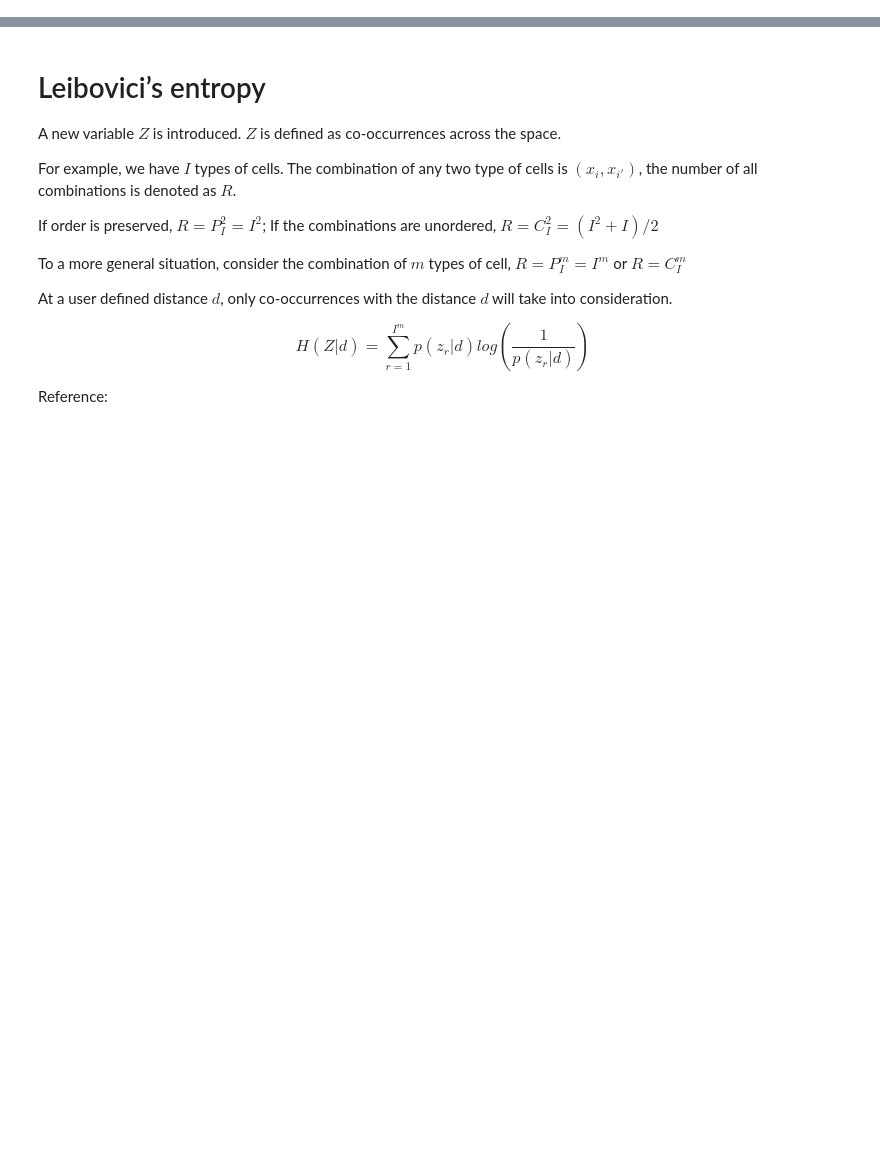
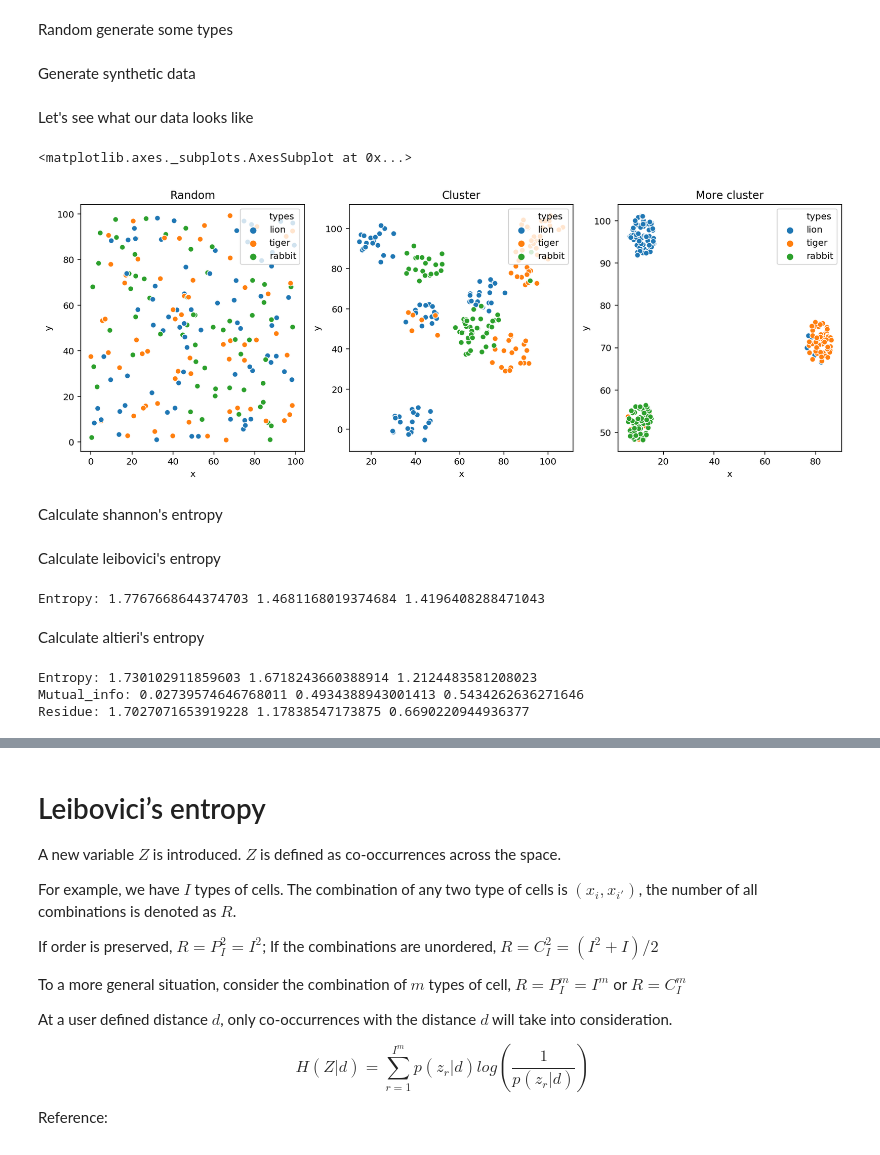
Before and after one commit to Mr-Milk/SpatialEntropy, a Jupyter notebook: example.ipynb, the cells around one changed output, grey strips where cells are left out. Cells and saved outputs as stored; diff of their text form; code cells hidden in the pictures; blank space fills up the shorter version.

Commit message:
Better example; Error in altieri entropy

```diff
--- a/example.ipynb
+++ b/example.ipynb
@@ -15,0 +29,29 @@ types = np.random.choice(range(30), 10000)
+# %%
+window = [(0,0),(100,0),(100,100),(0,100)]
+# %% [markdown]
+Random generate some types
+# %%
+types = np.random.choice(["lion", "tiger", "rabbit"], 200)
+# %% [markdown]
+Generate synthetic data
+# %%
+# complete random data
+pp = random_data(window, 200)
+
+# cluster data
+cpp1, cpp1_types = cluster_data(window, 200, 10, 10, types)
+
+# more cluster data
+cpp2, cpp2_types = cluster_data(window, 200, 3, 5, types)
+# %% [markdown]
+Let's see what our data looks like
+# %%
+fig, (ax1, ax2, ax3) = plt.subplots(1,3, figsize=(15,5))
+plot_points(pp, types, ax=ax1, title="Random")
+plot_points(cpp1, cpp1_types, ax=ax2, title="Cluster")
+plot_points(cpp2, cpp2_types, ax=ax3, title="More cluster")
+# %% [output]
+<matplotlib.axes._subplots.AxesSubplot at 0x...>
+[figure, added]
+# %% [markdown]
+Calculate shannon's entropy
@@ -15,0 +64,22 @@ types = np.random.choice(range(30), 10000)
+# %% [markdown]
+Calculate leibovici's entropy
+# %%
+lb_ent1 = leibovici_entropy(pp, types, d=10)
+lb_ent2 = leibovici_entropy(cpp1, cpp1_types, d=10)
+lb_ent3 = leibovici_entropy(cpp2, cpp2_types, d=10)
+print("Entropy:", lb_ent1.entropy, lb_ent2.entropy, lb_ent3.entropy)
+# %% [output]
+Entropy: 1.7767668644374703 1.4681168019374684 1.4196408288471043
+# %% [markdown]
+Calculate altieri's entropy
+# %%
+ae1 = altieri_entropy(pp, types, cut=10)
+ae2 = altieri_entropy(cpp1, cpp1_types, cut=10)
+ae3 = altieri_entropy(cpp2, cpp2_types, cut=10)
+print("Entropy:", ae1.entropy, ae2.entropy, ae3.entropy)
+print("Mutual_info:", ae1.mutual_info, ae2.mutual_info, ae3.mutual_info)
+print("Residue:", ae1.residue, ae2.residue, ae3.residue)
+# %% [output]
+Entropy: 1.730102911859603 1.6718243660388914 1.2124483581208023
+Mutual_info: 0.02739574646768011 0.4934388943001413 0.5434262636271646
+Residue: 1.7027071653919228 1.17838547173875 0.6690220944936377
```
Also changed, not shown: parts of 13 cells of this notebook, 5 other files.
